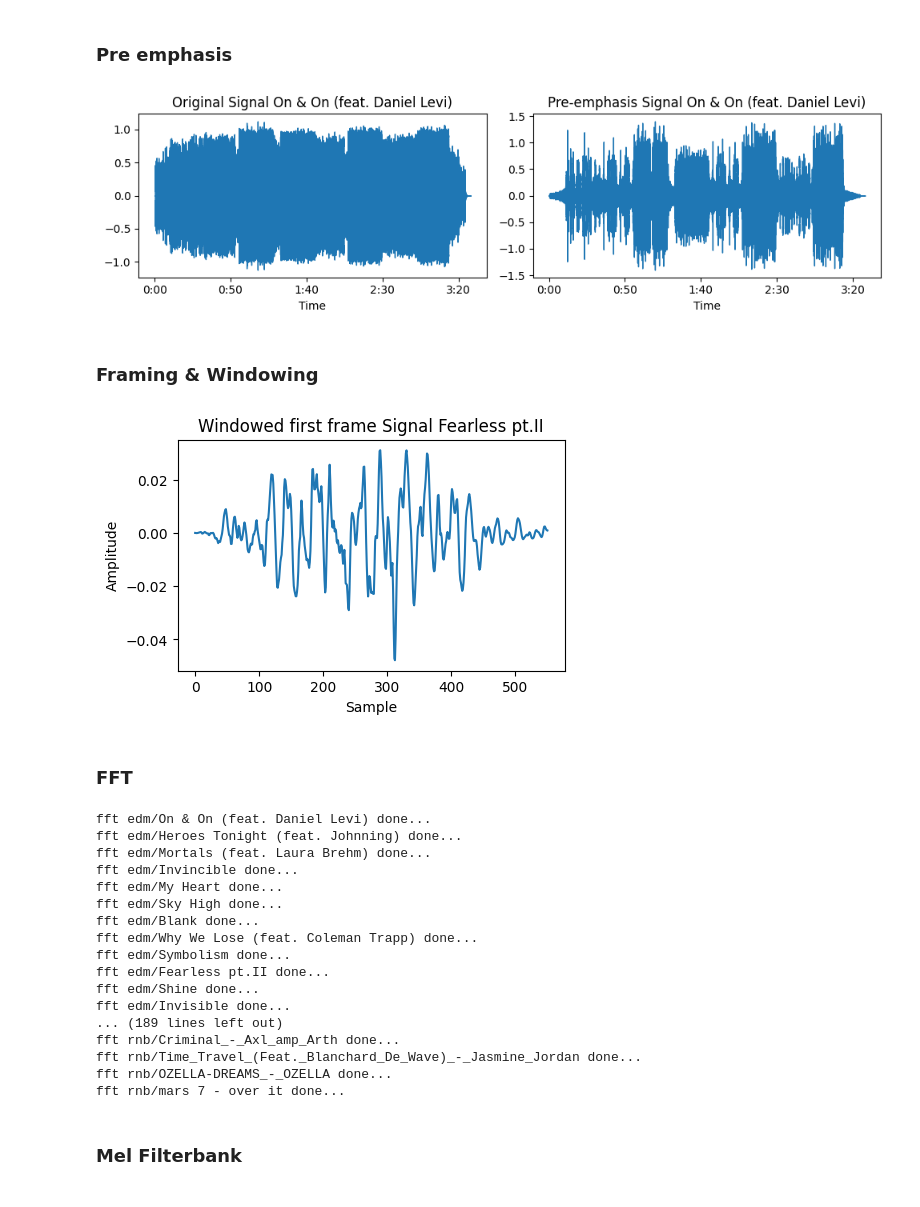
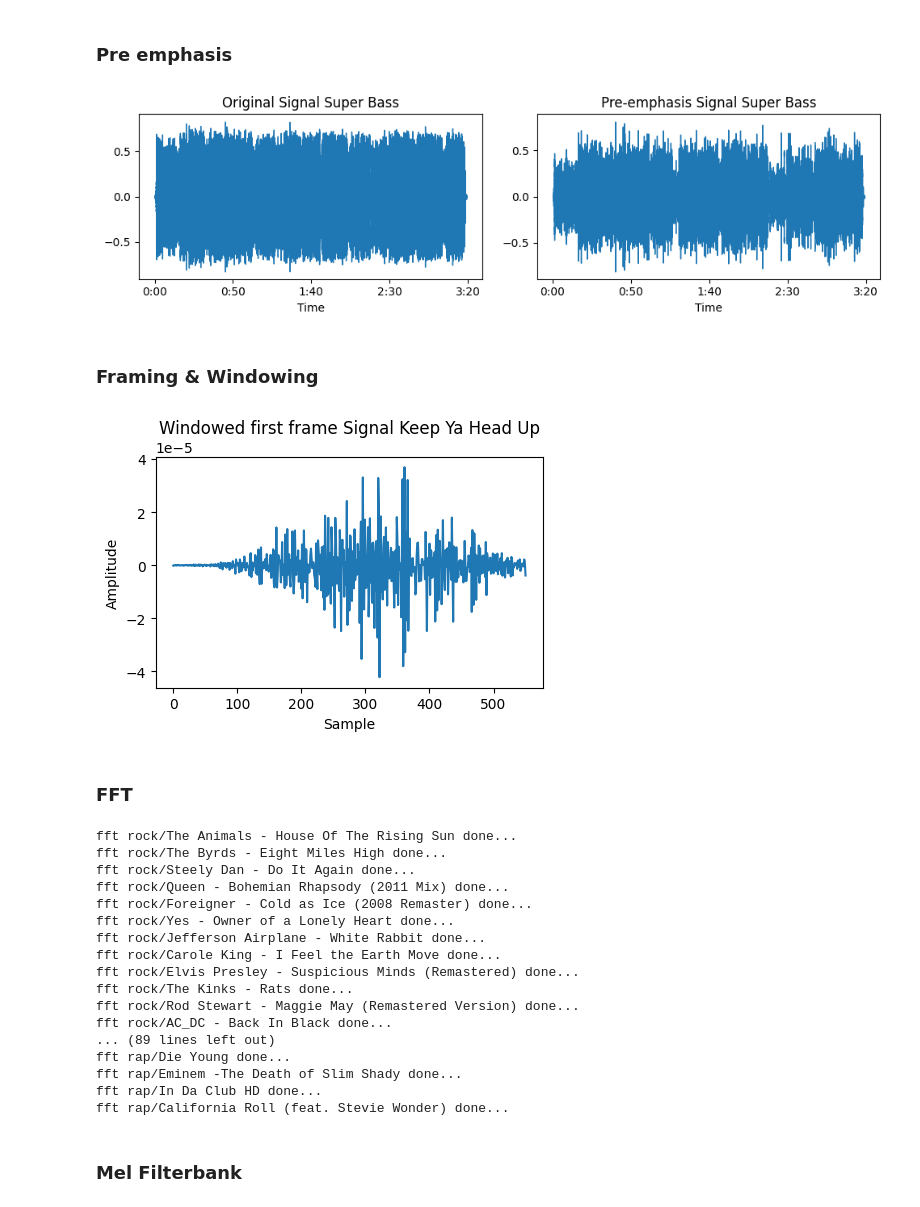
Before and after one commit to gdapriana/music-genre-features, a Jupyter notebook: mfcc.ipynb, the cells around one changed output. Saved outputs shown, nothing was run; the diff lists cells and outputs as text; code cells hidden in the pictures.

Commit message:
add rock and rap genre

```diff
--- a/mfcc.ipynb
+++ b/mfcc.ipynb
@@ -77,7 +115,7 @@ apply_emphasis(gen_rnb)
 # %%
 # plotting
-plot_original_name, plot_original_signal, plot_original_sr =gen_edm[0]['title'], gen_edm[0]['original_signal'], gen_edm[0]['sampling_rate']
-plot_emphasis_name, plot_emphasis_signal, plot_emphasis_sr = gen_edm[0]['title'], gen_edm[0]['emphasis_signal'], gen_edm[0]['sampling_rate']
+plot_original_name, plot_original_signal, plot_original_sr =gen_rap[0]['title'], gen_rap[0]['original_signal'], gen_rap[0]['sampling_rate']
+plot_emphasis_name, plot_emphasis_signal, plot_emphasis_sr = gen_rap[0]['title'], gen_rap[0]['emphasis_signal'], gen_rap[0]['sampling_rate']
 
 plt.figure(figsize=(10, 3))
 plt.subplot(1, 2, 1)
@@ -90,7 +128,7 @@ plt.title(f'Pre-emphasis Signal {plot_emphasis_name}')
 
 plt.tight_layout()
 # %% [output]
-[figure, old version]
+[figure, new version]
 # %% [markdown]
 ### Framing & Windowing
 # %%
@@ -126,13 +163,13 @@ apply_framing_windowing(gen_pop)
 # %%
-plot_framing_windowing_signal, plot_framing_windowing_name = gen_edm[9]['framed_windowed_signal'][0], gen_edm[9]['title']
+plot_framing_windowing_signal, plot_framing_windowing_name = gen_rap[9]['framed_windowed_signal'][0], gen_rap[9]['title']
 plt.figure(figsize=(5, 3))
 plt.plot(plot_framing_windowing_signal)
 plt.title(f'Windowed first frame Signal {plot_framing_windowing_name}')
 plt.xlabel('Sample')
 plt.ylabel('Amplitude')
 plt.show()
 # %% [output]
-[figure, old version]
+[figure, new version]
 # %% [markdown]
 ### FFT
 # %%
@@ -147,29 +184,29 @@ def apply_fft(schema):
     data['fft_signal'] = fft(data['framed_windowed_signal'])
     print(f"fft {data['genre']}/{data['title']} done...")
 
-apply_fft(gen_edm)
-apply_fft(gen_pop)
-apply_fft(gen_rnb)
-# apply_fft(gen_rock)
-# apply_fft(gen_rap)
+# apply_fft(gen_edm)
+# apply_fft(gen_pop)
+# apply_fft(gen_rnb)
+apply_fft(gen_rock)
+apply_fft(gen_rap)
 # %% [output]
-fft edm/On & On (feat. Daniel Levi) done...
-fft edm/Heroes Tonight (feat. Johnning) done...
-fft edm/Mortals (feat. Laura Brehm) done...
-fft edm/Invincible done...
-fft edm/My Heart done...
-fft edm/Sky High done...
-fft edm/Blank done...
-fft edm/Why We Lose (feat. Coleman Trapp) done...
-fft edm/Symbolism done...
-fft edm/Fearless pt.II done...
-fft edm/Shine done...
-fft edm/Invisible done...
-... (189 lines left out)
-fft rnb/Criminal_-_Axl_amp_Arth done...
-fft rnb/Time_Travel_(Feat._Blanchard_De_Wave)_-_Jasmine_Jordan done...
-fft rnb/OZELLA-DREAMS_-_OZELLA done...
-fft rnb/mars 7 - over it done...
+fft rock/The Animals - House Of The Rising Sun done...
+fft rock/The Byrds - Eight Miles High done...
+fft rock/Steely Dan - Do It Again done...
+fft rock/Queen - Bohemian Rhapsody (2011 Mix) done...
+fft rock/Foreigner - Cold as Ice (2008 Remaster) done...
+fft rock/Yes - Owner of a Lonely Heart done...
+fft rock/Jefferson Airplane - White Rabbit done...
+fft rock/Carole King - I Feel the Earth Move done...
+fft rock/Elvis Presley - Suspicious Minds (Remastered) done...
+fft rock/The Kinks - Rats done...
+fft rock/Rod Stewart - Maggie May (Remastered Version) done...
+fft rock/AC_DC - Back In Black done...
+... (89 lines left out)
+fft rap/Die Young done...
+fft rap/Eminem -The Death of Slim Shady done...
+fft rap/In Da Club HD done...
+fft rap/California Roll (feat. Stevie Wonder) done...
 # %%
 pd.DataFrame(gen_edm)
 # %% [markdown]
```
Also changed, not shown: parts of 9 cells of this notebook, 4 other files.
